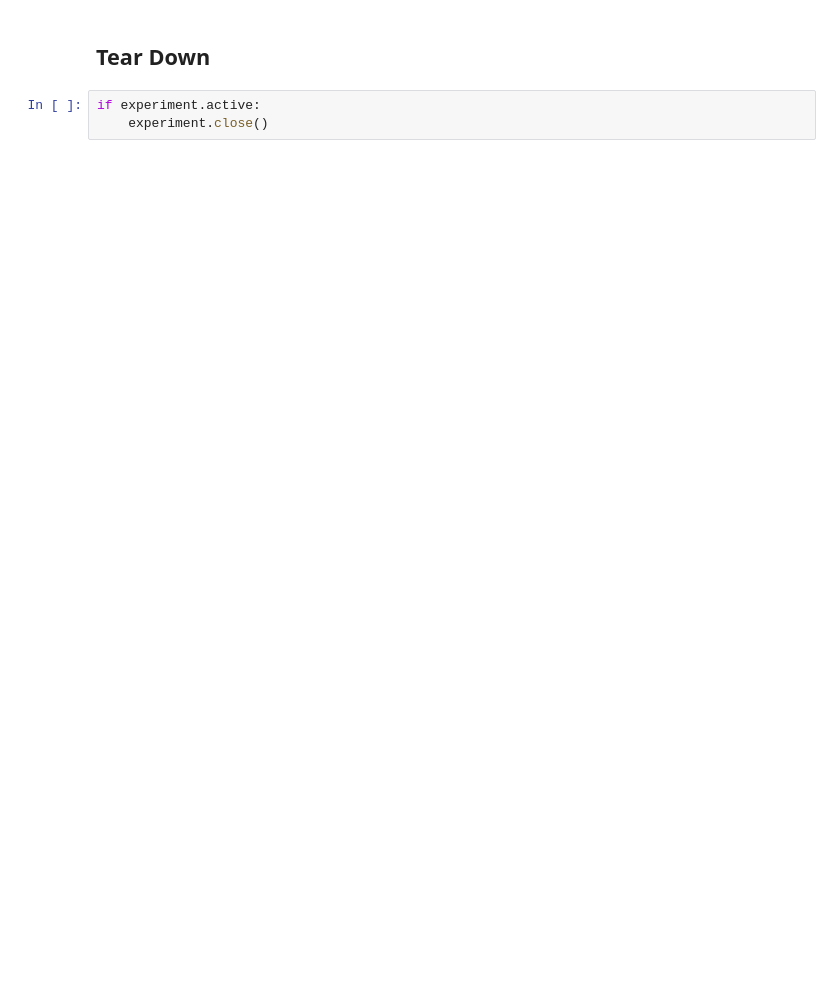
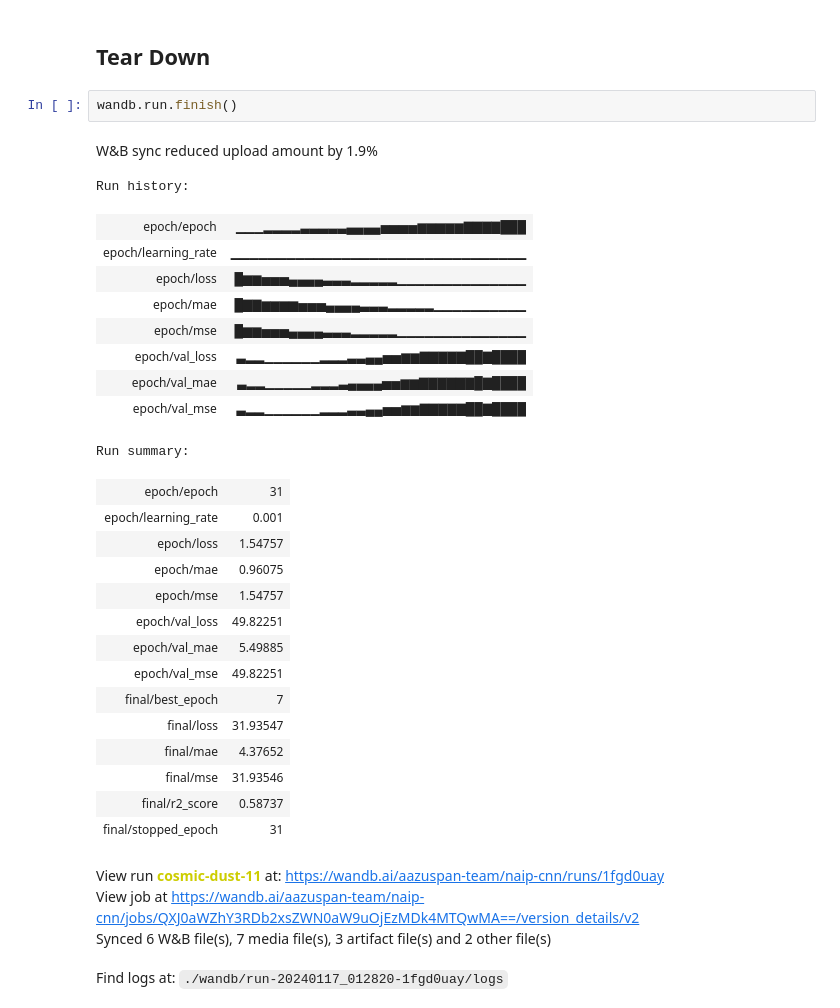
Before and after one commit to lemma-osu/naip-cnn, a Jupyter notebook: notebooks/02_train_model.ipynb, the cells around one changed output. Saved outputs shown, nothing was run; the diff lists cells and outputs as text; blank space fills up the shorter version.

```diff
--- a/notebooks/02_train_model.ipynb
+++ b/notebooks/02_train_model.ipynb
@@ -300,5 +321,34 @@ for img_path in Path("../data/naip/").glob("*.tif"):
 # %% [markdown]
 ## Tear Down
-# %%
-if experiment.active:
-    experiment.close()
+# %%
+wandb.run.finish()
+# %% [output]
+W&B sync reduced upload amount by 1.9%
+Run history:
+| epoch/epoch | ▁▁▁▂▂▂▂▃▃▃▃▃▄▄▄▄▅▅▅▅▆▆▆▆▆▇▇▇▇███ |
+| epoch/learning_rate | ▁▁▁▁▁▁▁▁▁▁▁▁▁▁▁▁▁▁▁▁▁▁▁▁▁▁▁▁▁▁▁▁ |
+| epoch/loss | █▆▆▅▅▅▄▄▄▄▃▃▃▂▂▂▂▂▁▁▁▁▁▁▁▁▁▁▁▁▁▁ |
+| epoch/mae | █▇▇▆▆▆▆▅▅▅▄▄▄▄▃▃▃▂▂▂▂▂▁▁▁▁▁▁▁▁▁▁ |
+| epoch/mse | █▆▆▅▅▅▄▄▄▄▃▃▃▂▂▂▂▂▁▁▁▁▁▁▁▁▁▁▁▁▁▁ |
+| epoch/val_loss | ▃▂▂▁▁▁▁▁▁▂▂▂▃▃▄▄▅▅▆▆▇▇▇▇▇██▇████ |
+| epoch/val_mae | ▃▂▂▁▁▁▁▁▂▂▂▃▄▄▄▄▅▅▆▆▇▇▇▇▇▇█▇████ |
+| epoch/val_mse | ▃▂▂▁▁▁▁▁▁▂▂▂▃▃▄▄▅▅▆▆▇▇▇▇▇██▇████ |
+Run summary:
+| epoch/epoch | 31 |
+| epoch/learning_rate | 0.001 |
+| epoch/loss | 1.54757 |
+| epoch/mae | 0.96075 |
+| epoch/mse | 1.54757 |
+| epoch/val_loss | 49.82251 |
+| epoch/val_mae | 5.49885 |
+| epoch/val_mse | 49.82251 |
+| final/best_epoch | 7 |
+| final/loss | 31.93547 |
+| final/mae | 4.37652 |
+| final/mse | 31.93546 |
+| final/r2_score | 0.58737 |
+| final/stopped_epoch | 31 |
+View run cosmic-dust-11 at: https://wandb.ai/aazuspan-team/naip-cnn/runs/1fgd0uay
+View job at https://wandb.ai/aazuspan-team/naip-cnn/jobs/QXJ0aWZhY3RDb2xsZWN0aW9uOjEzMDk4MTQwMA==/version_details/v2
+Synced 6 W&B file(s), 7 media file(s), 3 artifact file(s) and 2 other file(s)
+Find logs at: ./wandb/run-20240117_012820-1fgd0uay/logs
```
Also changed, not shown: parts of 21 cells of this notebook, 2 other files.
